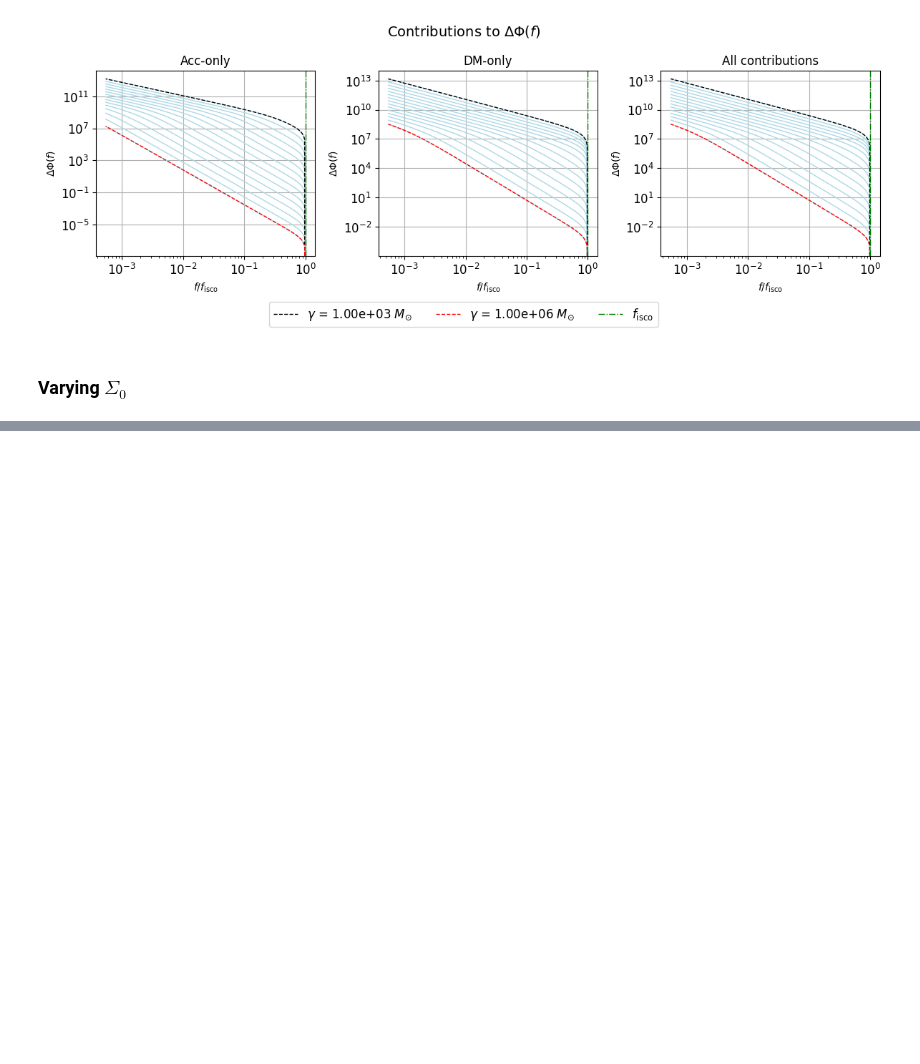
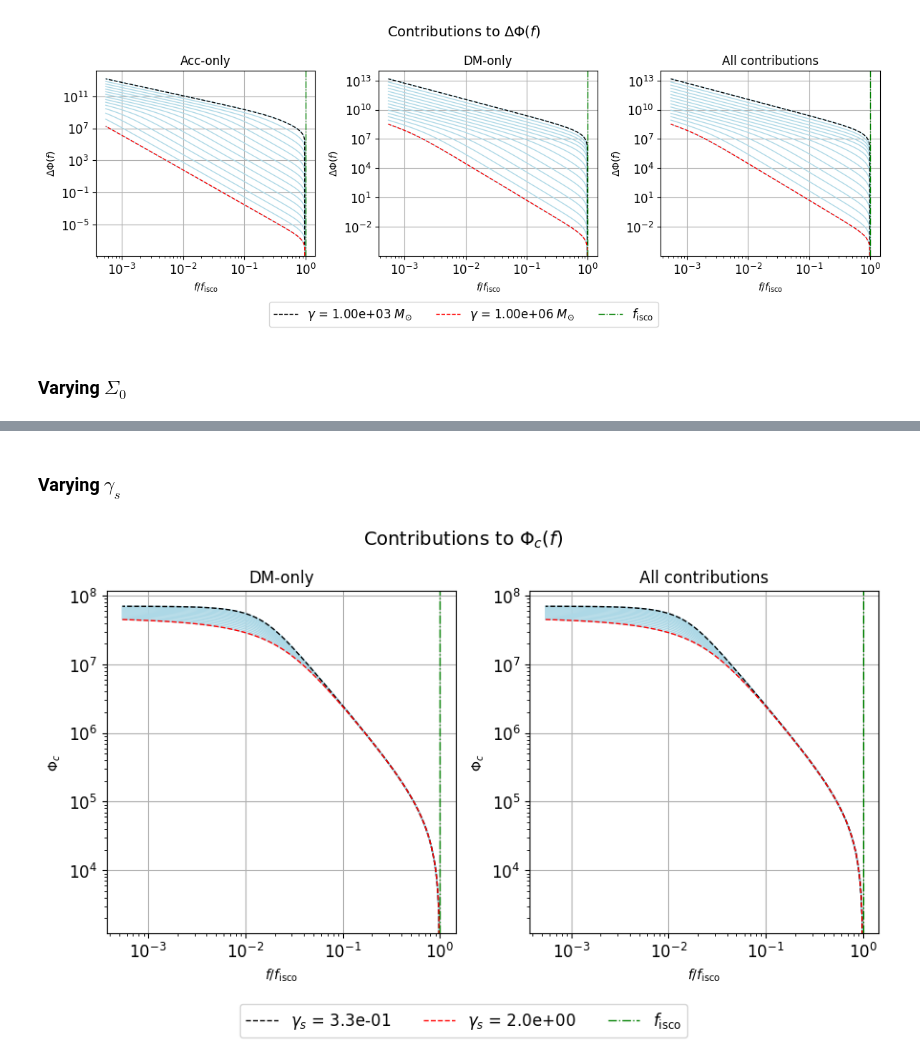
Before and after one commit to nicolegrillo/BinaryEvolution, a Jupyter notebook: Phase_extraction_CLASS.ipynb, the cells around one changed output, grey strips where cells are left out. Drawn from its saved outputs; the diff is of its cells as text; code cells hidden in the pictures; blank space fills up the shorter version.

Commit message:
added dm parameter variations

```diff
--- a/Phase_extraction_CLASS.ipynb
+++ b/Phase_extraction_CLASS.ipynb
@@ -885,0 +911,60 @@ plt.show()
+# %% [markdown]
+### Varying $\gamma_s$
+# %%
+phase_model_gammas = [(Phase_Evaluation(
+
+    m1 = m_sun * 1e5,
+    m2 = m_sun * 10,
+    mach = 100,
+    sigma0 = 1.5 * 1e10,
+    gamma = -1/2,
+    gammas = gammas_vals[i],
+    rho6 = 1.17 * 1e17 * m_sun / (pc)**3,
+    r6 = pc / 1e6,
+    epsv = 0.58,
+    dist = 4 * 1e9 * pc
+
+)) for i in range(0, len(gammas_vals))]
+# %%
+phi_all_gammas = [(phase_model_gammas[i].phase_f_by_hand_all(r_grid)) for i in range(0, len(phase_model_gammas))]
+phi_dm_gammas = [(phase_model_gammas[i].phase_f_by_hand_dm(r_grid)) for i in range(0, len(phase_model_gammas))]
+phi_gw_gammas = [(phase_model_gammas[i].phase_f_by_hand_gw(r_grid)) for i in range(0, len(phase_model_gammas))]
+# %%
+fig, axs = plt.subplots(1, 2, figsize=(9,5))
+
+plt.suptitle('Contributions to $\Phi_c(f)$', fontsize=14)
+
+for i in range(0, len(phi_all_gammas)):
+    axs[0].loglog(freqs/f_isco, -phi_dm_gammas[i], c='lightblue', linestyle='-', linewidth=1)
+
+axs[0].loglog(freqs/f_isco, -phi_dm_gammas[0], label=f'$\gamma_s$ = {gammas_vals[0]:.1e}', linestyle='--', linewidth=1, c='black')
+axs[0].loglog(freqs/f_isco, -phi_dm_gammas[-1], label=f'$\gamma_s$ = {gammas_vals[-1]:.1e}', linestyle='--', linewidth=1, c='red')
+axs[0].axvline(x=1, c='green', label='$f_{\mathrm{isco}}$', linestyle='-.', linewidth=1)
+axs[0].set_xlabel('$f/f_{\mathrm{isco}}$', fontsize=10)  # Increase x-label font size
+axs[0].set_ylabel(r'$\Phi_c$', fontsize=10)  # Add y-label with increased font size
+axs[0].tick_params(axis='x', labelsize=12)  # Increase tick font size for x-axis
+axs[0].tick_params(axis='y', labelsize=12)  # Increase tick font size for y-axis
+axs[0].grid(True)  # Add gridlines
+axs[0].set_title('DM-only')  # Add gridlines
+#axs[0, 0].ticklabel_format(scilimits=(-2,2), useMathText=True)
+
+for i in range(0, len(phi_all_gammas)):
+    axs[1].loglog(freqs/f_isco, - phi_all_gammas[i], c='lightblue', linestyle='-', linewidth=1)
+
+axs[1].loglog(freqs/f_isco, - phi_all_gammas[0], linestyle='--', linewidth=1, c='black')
+axs[1].loglog(freqs/f_isco, - phi_all_gammas[-1], linestyle='--', linewidth=1, c='red')
+axs[1].axvline(x=1, c='green', linestyle='-.', linewidth=1)
+axs[1].set_xlabel('$f/f_{\mathrm{isco}}$', fontsize=10)  # Increase x-label font size
+axs[1].set_ylabel(r'$\Phi_c$', fontsize=10)  # Add y-label with increased font size
+axs[1].tick_params(axis='x', labelsize=12)  # Increase tick font size for x-axis
+axs[1].tick_params(axis='y', labelsize=12)  # Increase tick font size for y-axis
+axs[1].grid(True)  # Add gridlines
+axs[1].set_title('All contributions')  # Add gridlines
+#axs[1, 1].ticklabel_format(scilimits=(-2,2), useMathText=True)
+
+fig.legend(loc='lower center', bbox_to_anchor=(0.5, -0.1, 0., 0.5), ncol=6, labelspacing=0.3, fontsize='large')
+fig.tight_layout()
+plt.savefig('results-images/gammas_dm_phi.png')
+plt.show()
+# %% [output]
+[figure, added]
```
Also changed, not shown: parts of 16 cells of this notebook.
